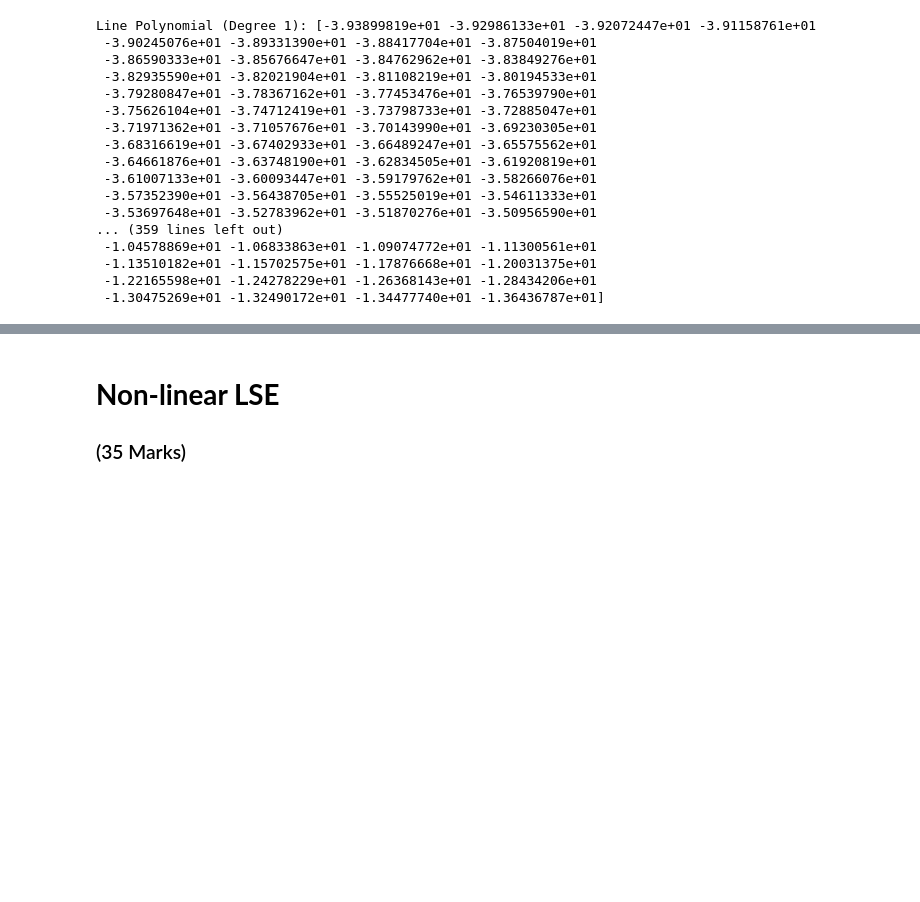
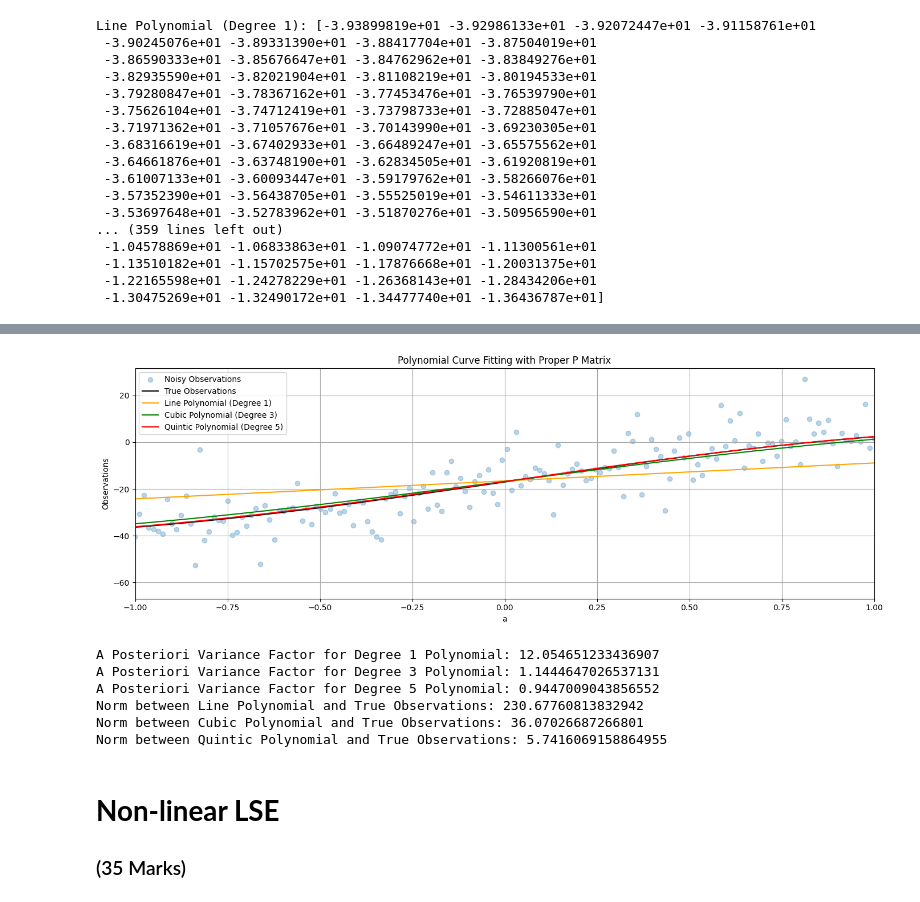
Before and after one commit to dhruvvyas0725/engg680_2024_fall, a Jupyter notebook: Lab Assignment 2/Assignment2.ipynb, the cells around one changed output, grey strips where cells are left out. Drawn from its saved outputs; the diff is of its cells as text; code cells hidden in the pictures; blank space fills up the shorter version.

```diff
--- a/Lab Assignment 2/Assignment2.ipynb
+++ b/Lab Assignment 2/Assignment2.ipynb
@@ -286,4 +320,4 @@ fig.tight_layout()
 # now, let's define the P matrix with the proper weights of observation
 # use the variance of observation l_var, define P matrix
 # (1 mark)
-P = #...
+P = np.diag(l_var)
@@ -299,0 +324,70 @@ P = #...
+# %%
+# step 13
+# repeat the steps 6-10, using the proper P matrix
+# (10 marks)
+# Function to fit polynomial curves and calculate APV
+def fit_polynomial_curve(a: np.ndarray, l: np.ndarray, P: np.ndarray, deg: int) -> tuple:
+    A = np.vander(a, deg + 1, increasing=True)
+    A_t = np.transpose(A)
+    P_inv = np.linalg.inv(P)
+    At_Pinv_A = np.dot(np.dot(A_t, P_inv), A)
+    At_Pinv_l = np.dot(np.dot(A_t, P_inv), l)
+    x = np.linalg.solve(At_Pinv_A, At_Pinv_l)
+    cov_x = np.linalg.inv(At_Pinv_A)
+    l_fit = np.dot(A, x)
+    v = l - l_fit
+    n = len(a)
+    apv = (v.T @ P_inv @ v) / (n - (deg + 1))
+    return x, cov_x, apv, v
+
+# Fit polynomial curves for degrees 1, 3, and 5
+coefficients_dict = {}
+apv_dict = {}
+degrees = [1, 3, 5]
+for degree in degrees:
+    coefficients, cov_x, apv, residuals = fit_polynomial_curve(a, l, P, degree)
+    coefficients_dict[degree] = coefficients
+    apv_dict[degree] = apv
+
+# Construct polynomial functions for each degree
+line_uw = np.polyval(coefficients_dict[1][::-1], a)
+cubic_uw = np.polyval(coefficients_dict[3][::-1], a)
+quintic_uw = np.polyval(coefficients_dict[5][::-1], a)
+
+# Print the polynomial values to verify
+print("Line Polynomial (Degree 1):", line_uw)
+print("Cubic Polynomial (Degree 3):", cubic_uw)
+print("Quintic Polynomial (Degree 5):", quintic_uw)
+
+# Plot the polynomial functions
+plt.figure(figsize=(14, 5))
+plt.scatter(a, l, label='Noisy Observations', color='tab:blue', marker='o', alpha=0.3)
+plt.plot(a, l_true, label='True Observations', color='k')
+plt.plot(a, line_uw, label='Line Polynomial (Degree 1)', color='orange')
+plt.plot(a, cubic_uw, label='Cubic Polynomial (Degree 3)', color='green')
+plt.plot(a, quintic_uw, label='Quintic Polynomial (Degree 5)', color='red')
+
+# Add labels, legend, and title
+plt.xlabel('a')
+plt.ylabel('Observations')
+plt.title('Polynomial Curve Fitting with Proper P Matrix')
+plt.legend()
+plt.xlim([-1, 1])
+plt.grid(True, which='both', ls='-', color='0.65')
+plt.tight_layout()
+plt.show()
+
+# Print the APV for each polynomial function
+print(f"A Posteriori Variance Factor for Degree 1 Polynomial: {apv_dict[1]}")
+print(f"A Posteriori Variance Factor for Degree 3 Polynomial: {apv_dict[3]}")
+print(f"A Posteriori Variance Factor for Degree 5 Polynomial: {apv_dict[5]}")
+
+norm_line = np.linalg.norm(line_uw - l_true)
+norm_cubic = np.linalg.norm(cubic_uw - l_true)
+norm_quintic = np.linalg.norm(quintic_uw - l_true)
+
+# Print the results
+print(f"Norm between Line Polynomial and True Observations: {norm_line}")
+print(f"Norm between Cubic Polynomial and True Observations: {norm_cubic}")
+print(f"Norm between Quintic Polynomial and True Observations: {norm_quintic}")
+# %% [output]
@@ -299,0 +411,7 @@ P = #...
+[figure, added]
+A Posteriori Variance Factor for Degree 1 Polynomial: 12.054651233436907
+A Posteriori Variance Factor for Degree 3 Polynomial: 1.1444647026537131
+A Posteriori Variance Factor for Degree 5 Polynomial: 0.9447009043856552
+Norm between Line Polynomial and True Observations: 230.67760813832942
+Norm between Cubic Polynomial and True Observations: 36.07026687266801
+Norm between Quintic Polynomial and True Observations: 5.7416069158864955
```
Also changed, not shown: parts of 10 cells of this notebook.
